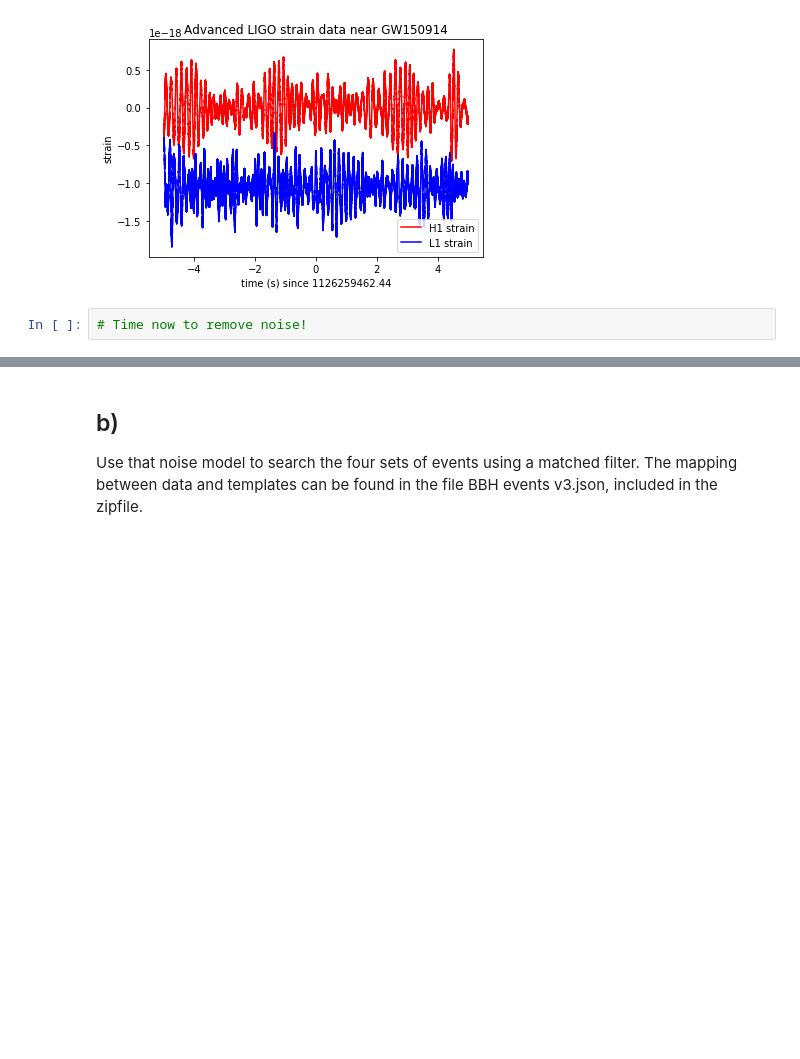
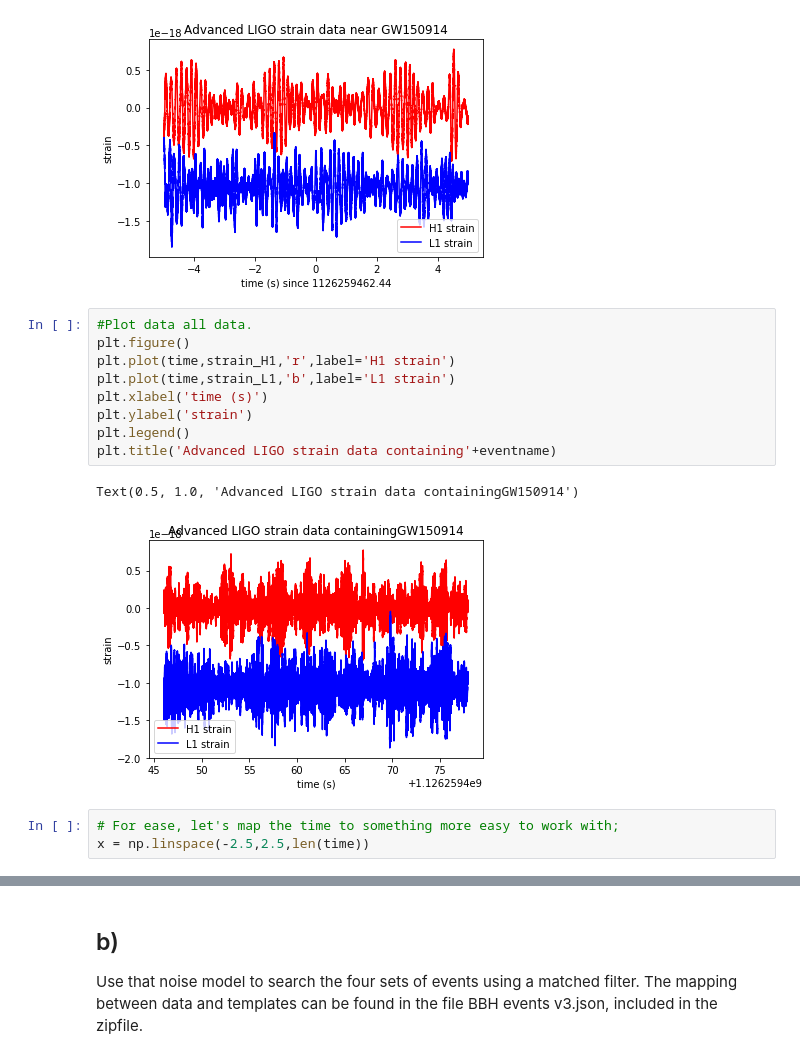
Before and after one commit to RphlFrmnt/PHYS512, a Jupyter notebook: LIGO_Assignment5/Assign_5.ipynb, the cells around one changed output, grey strips where cells are left out. Drawn from its saved outputs; the diff is of its cells as text; blank space fills up the shorter version.

Commit message:
Assing_5 maybe I will be able to understand something...

```diff
--- a/LIGO_Assignment5/Assign_5.ipynb
+++ b/LIGO_Assignment5/Assign_5.ipynb
@@ -121,5 +148,18 @@ plt.title('Advanced LIGO strain data near '+eventname)
 # %% [output]
 Text(0.5, 1.0, 'Advanced LIGO strain data near GW150914')
 [figure]
-# %%
-# Time now to remove noise!
+# %%
+#Plot data all data.
+plt.figure()
+plt.plot(time,strain_H1,'r',label='H1 strain')
+plt.plot(time,strain_L1,'b',label='L1 strain')
+plt.xlabel('time (s)')
+plt.ylabel('strain')
+plt.legend()
+plt.title('Advanced LIGO strain data containing'+eventname)
+# %% [output]
+Text(0.5, 1.0, 'Advanced LIGO strain data containingGW150914')
+[figure, added]
+# %%
+# For ease, let's map the time to something more easy to work with;
+x = np.linspace(-2.5,2.5,len(time))
```
Also changed, not shown: parts of 4 cells of this notebook.
